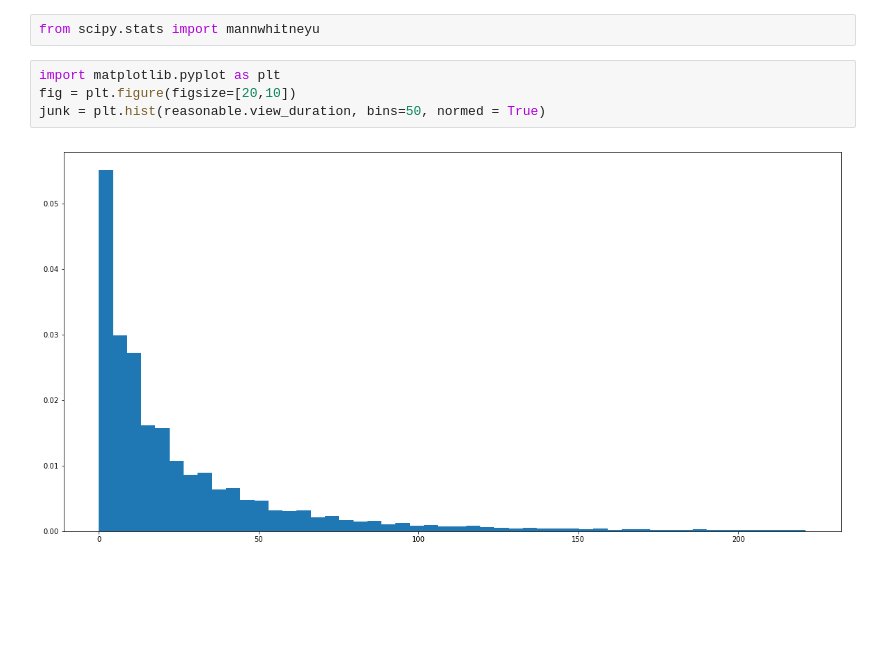
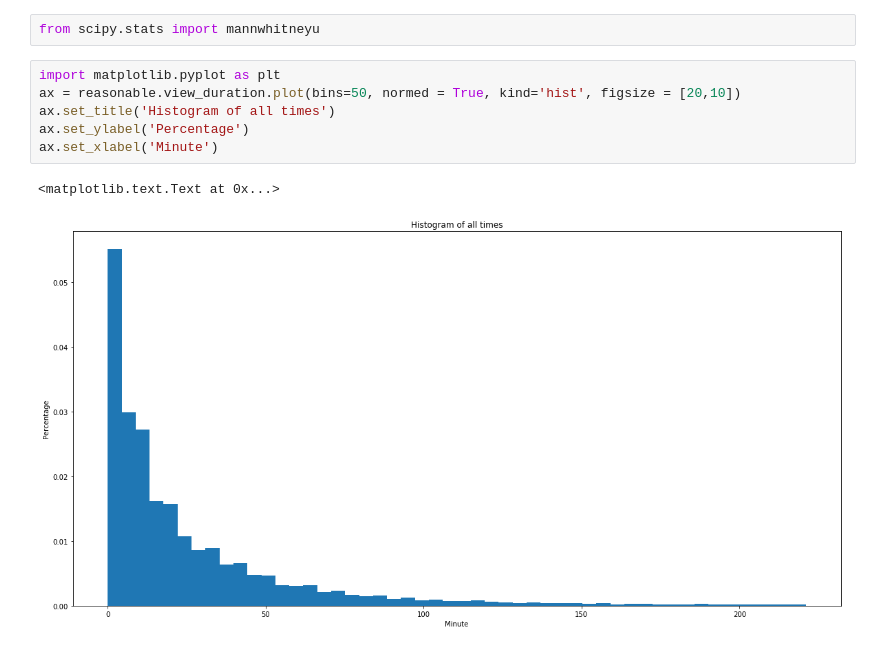
Before and after one commit to OisinB/notebooks, a Jupyter notebook: data_analysis/view_duration.ipynb, the cells around one changed output. Saved outputs shown, nothing was run; the diff lists cells and outputs as text; blank space fills up the shorter version.

```diff
--- a/data_analysis/view_duration.ipynb
+++ b/data_analysis/view_duration.ipynb
@@ -91,10 +76,13 @@ df.groupby('country').view_duration.describe()
 | ZA | 16.0 | 86.187500 | 171.318891 | 1.0 | 6.25 | 11.5 | 73.50 | 649.0 |
 # %%
 from scipy.stats import mannwhitneyu
-# %%
-import matplotlib.pyplot as plt
-fig = plt.figure(figsize=[20,10])
-junk = plt.hist(reasonable.view_duration, bins=50, normed = True)
-# %% [output]
-[figure, removed]
+# %%
+import matplotlib.pyplot as plt
+ax = reasonable.view_duration.plot(bins=50, normed = True, kind='hist', figsize = [20,10])
+ax.set_title('Histogram of all times')
+ax.set_ylabel('Percentage')
+ax.set_xlabel('Minute')
+# %% [output]
+<matplotlib.text.Text at 0x...>
+[figure, added]
 # %%
```
Also changed, not shown: parts of 9 cells of this notebook.
